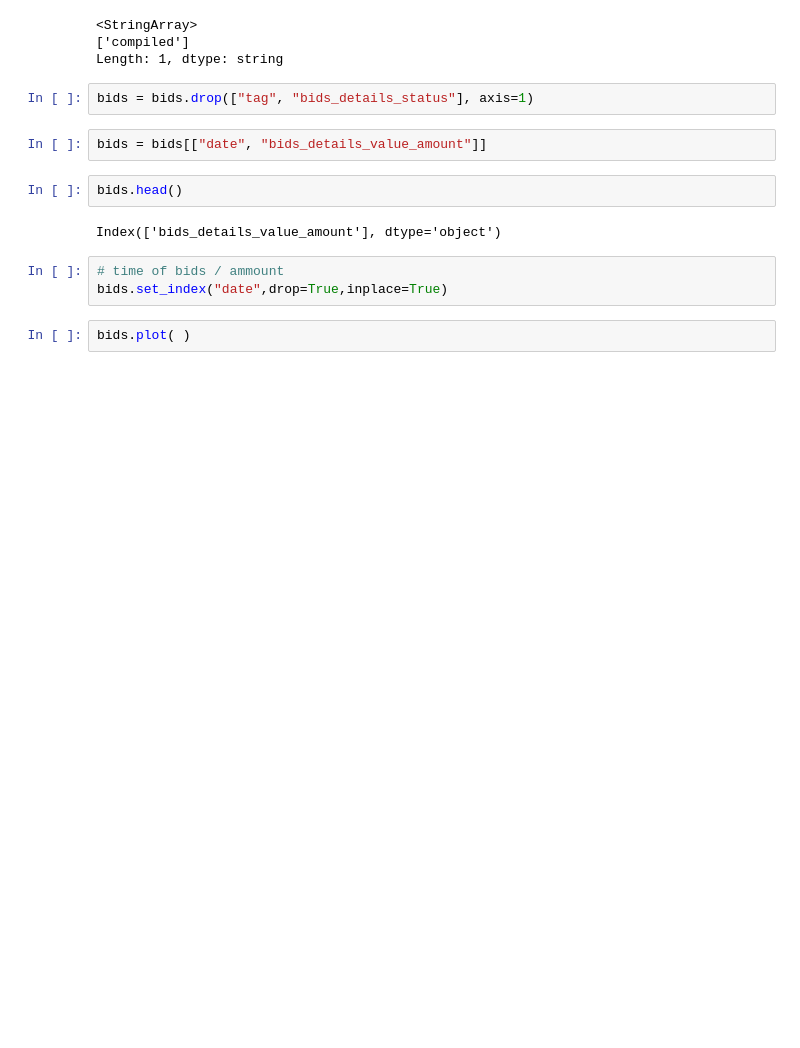
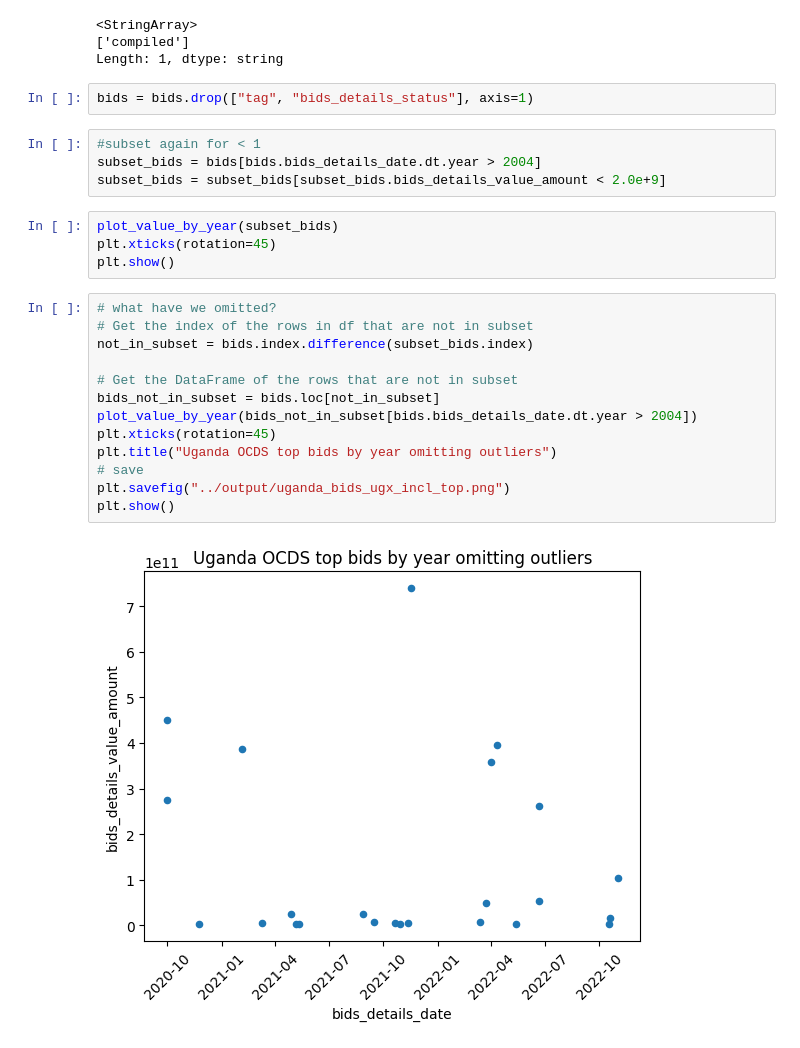
Before and after one commit to spranner5/recruitment_demo, a Jupyter notebook: python/bids.ipynb, the cells around one changed output. Cells and saved outputs as stored; diff of their text form; blank space fills up the shorter version.

```diff
--- a/python/bids.ipynb
+++ b/python/bids.ipynb
@@ -76,17 +105,29 @@ pd.unique(bids.tag)
 Length: 1, dtype: string
 # %%
 bids = bids.drop(["tag", "bids_details_status"], axis=1)
-# %%
-bids = bids[["date", "bids_details_value_amount"]]
-# %%
-bids.head()
-# %% [output]
-Index(['bids_details_value_amount'], dtype='object')
-# %%
-# time of bids / ammount
-bids.set_index("date",drop=True,inplace=True)
-# %%
-bids.plot( )
+# %%
+#subset again for < 1
+subset_bids = bids[bids.bids_details_date.dt.year > 2004]
+subset_bids = subset_bids[subset_bids.bids_details_value_amount < 2.0e+9]
+# %%
+plot_value_by_year(subset_bids)
+plt.xticks(rotation=45)
+plt.show()
+# %%
+# what have we omitted?
+# Get the index of the rows in df that are not in subset
+not_in_subset = bids.index.difference(subset_bids.index)
+
+# Get the DataFrame of the rows that are not in subset
+bids_not_in_subset = bids.loc[not_in_subset]
+plot_value_by_year(bids_not_in_subset[bids.bids_details_date.dt.year > 2004])
+plt.xticks(rotation=45)
+plt.title("Uganda OCDS top bids by year omitting outliers")
+# save
+plt.savefig("../output/uganda_bids_ugx_incl_top.png")
+plt.show()
+# %% [output]
+[figure, added]
 # %%
 # top bids
 bids.sort_values('bids_details_value_amount', ascending=False).head(30)
```
Also changed, not shown: parts of 7 cells of this notebook, 1 other file.
